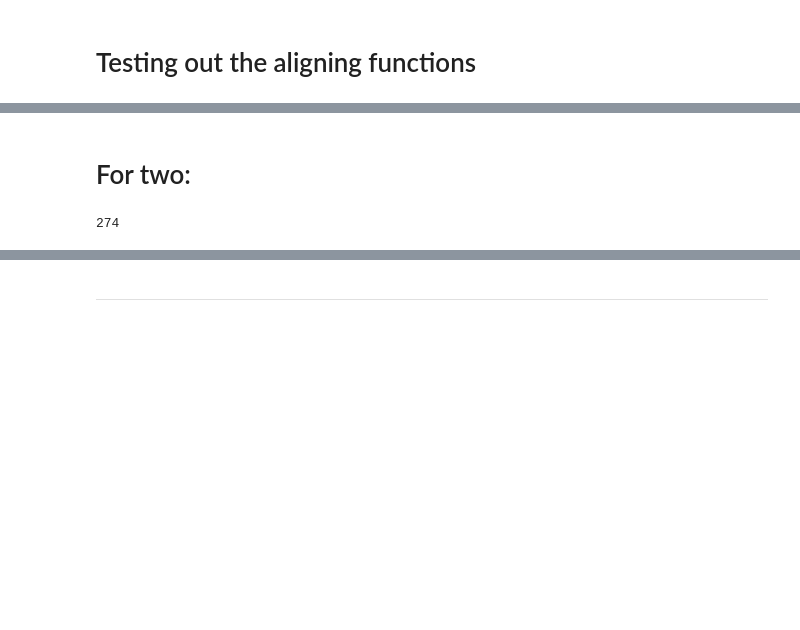
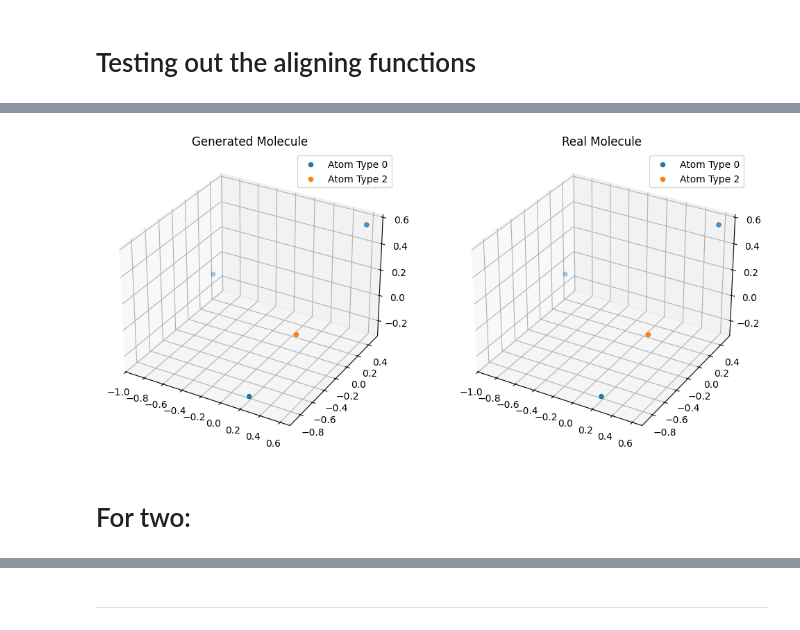
Before and after one commit to edovergna/equi-drifting, a Jupyter notebook: notebooks/aligned_loss.ipynb, the cells around one changed output, grey strips where cells are left out. Saved outputs shown, nothing was run; the diff lists cells and outputs as text; code cells hidden in the pictures; blank space fills up the shorter version.

Commit message:
added complete rotation and permutation, for back tracking gradients

```diff
--- a/notebooks/aligned_loss.ipynb
+++ b/notebooks/aligned_loss.ipynb
@@ -841,13 +856,42 @@ visualize_both_molecules_with_atom_types(
+# %%
+assignment, R, g_pos, g_types = find_rotation_and_permutation(gen_pos_test, real_pos_test, gen_types_test, real_types_test, sigma=1.0, eps=1e-8, max_iter=100)
+
+g_pos_from_total = permute_generated_to_real_order(
+    gen_pos_test.detach(),
+    assignment,
+)
+
+g_types_from_total = permute_generated_to_real_order(gen_types_test, assignment)
+
+g_pos_from_total = apply_pairwise_rotation(
+    g_pos_from_total,
+    R,
+)
+
+aligned_gen_pos = g_pos.squeeze(0)
+aligned_gen_types = g_types.squeeze(0)
+
+g_types_from_total = g_types_from_total.squeeze(0)
+g_pos_from_total = g_pos_from_total.squeeze(0)
+
+
+visualize_both_molecules_with_atom_types(
+    aligned_gen_pos,
+    aligned_gen_types,
+    g_pos_from_total,
+    g_types_from_total,
+    mol_idx=0,
+)
+# %% [output]
+[figure, added]
 # %% [markdown]
 # For two:
 # %%
 indices = []
 for i in range(2000):
-    if dataset[i].num_nodes == 14:
+    if dataset[i].num_nodes == 5:
         indices.append(i)
 print(len(indices))
-# %% [output]
-274
 # %%
 mol_indices = indices
 
```
Also changed, not shown: parts of 9 cells of this notebook.
